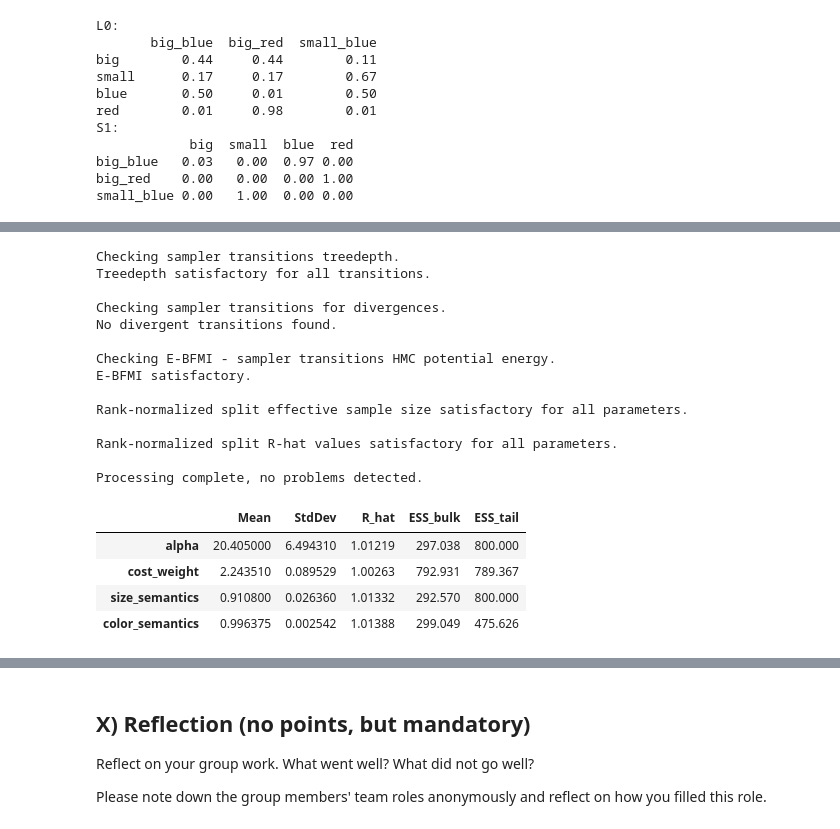
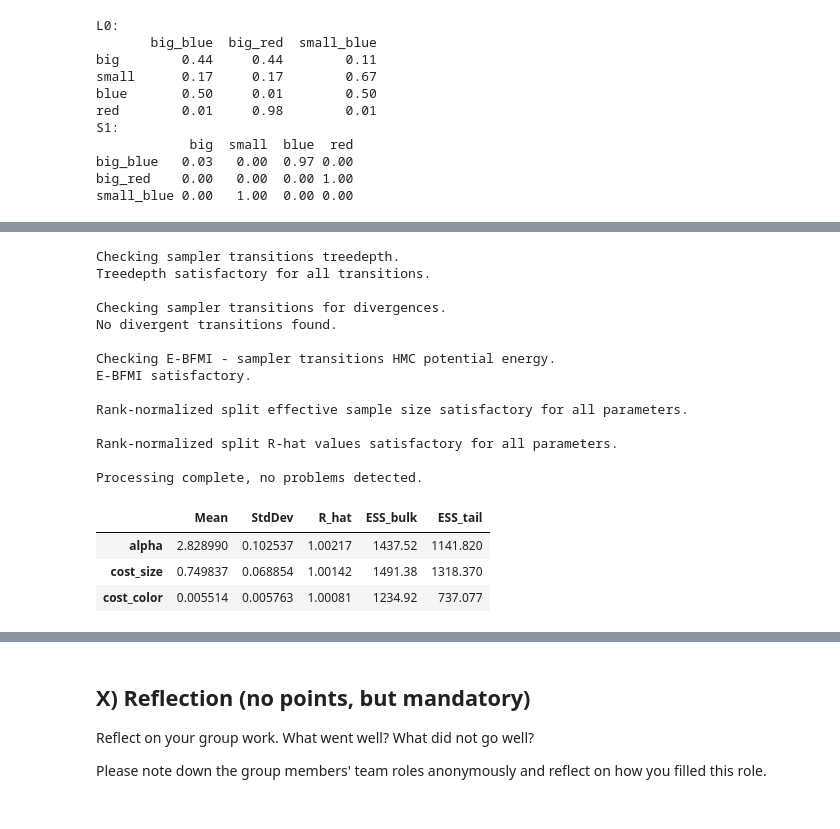
Before and after one commit to hduee/Studyproject_HW1, a Jupyter notebook: HW1_RSA.ipynb, the cells around one changed output, grey strips where cells are left out. Drawn from its saved outputs; the diff is of its cells as text; code cells hidden in the pictures.

```diff
--- a/HW1_RSA.ipynb
+++ b/HW1_RSA.ipynb
@@ -546,16 +538,0 @@ rsa_model = CmdStanModel(stan_file=stan_file)
-# %%
-# create states array from CSV data
-rsa_df = pd.read_csv('data_exp1.csv', sep='\t')
-
-states = []
-for idx, row in rsa_df.iterrows():
-    trial_states = [row['TargetItem']]
-    for col in ['alt1Name', 'alt2Name', 'alt3Name', 'alt4Name']:
-        if col in rsa_df.columns and pd.notna(row[col]) and row[col] != 'undefined':
-            trial_states.append(row[col])
-    states.append(trial_states)
-
-print(f"Created states array with {len(states)} trials")
-print("First 3 trials:")
-for i in range(min(3, len(states))):
-    print(f"  Trial {i}: {states[i]}")
@@ -568,20 +538,0 @@ First 3 trials:
-# %%
-# create utterances array with one subarray per trial containing unique components
-utterances = []
-for trial_states in states:
-    trial_utterances_set = set()
-    for item in trial_states:
-        parts = item.split('_')
-        if len(parts) == 3:
-            size = parts[0]  # before first underscore
-            color = parts[1]  # between first and second underscore
-            obj_type = '_'.join(parts[:2])  # before second underscore (size_color)
-            trial_utterances_set.add(size)
-            trial_utterances_set.add(color)
-            trial_utterances_set.add(obj_type)
-    utterances.append(list(trial_utterances_set))
-
-print(f"Created utterances array with {len(utterances)} trials")
-print("First 3 trials:")
-for i in range(min(3, len(utterances))):
-    print(f"  Trial {i}: {utterances[i]}")
@@ -774,10 +692,13 @@ sem_rsa_model = CmdStanModel(stan_file=sem_rsa_file)
 # %%
+sem_inits = [{'alpha': 2.0, 'cost_size': 0.5, 'cost_color': 0.5} for _ in range(4)]
+
 sem_fit = sem_rsa_model.sample(
-    stan_data_sem,
+    data=stan_data_sem,
     chains=4,
     iter_warmup=400,
     iter_sampling=400,
     seed=123,
+    inits=sem_inits,
     show_progress=True,
 )
 # %% [output]
@@ -786,30 +713,29 @@ sem_fit = sem_rsa_model.sample(
 # %%
 diagnostics = sem_fit.diagnose()
 print(diagnostics)
 
 sem_summary = sem_fit.summary()
 params_of_interest = sem_summary.loc[
-    ['alpha', 'cost_weight', 'size_semantics', 'color_semantics'],
+    ['alpha', 'cost_size', 'cost_color'],
     ['Mean', 'StdDev', 'R_hat', 'ESS_bulk', 'ESS_tail'],
 ]
 params_of_interest
 # %% [output]
 Checking sampler transitions treedepth.
 Treedepth satisfactory for all transitions.
 
 Checking sampler transitions for divergences.
 No divergent transitions found.
 
 Checking E-BFMI - sampler transitions HMC potential energy.
 E-BFMI satisfactory.
 
 Rank-normalized split effective sample size satisfactory for all parameters.
 
 Rank-normalized split R-hat values satisfactory for all parameters.
 
 Processing complete, no problems detected.
 |  | Mean | StdDev | R_hat | ESS_bulk | ESS_tail |
-| alpha | 20.405000 | 6.494310 | 1.01219 | 297.038 | 800.000 |
-| cost_weight | 2.243510 | 0.089529 | 1.00263 | 792.931 | 789.367 |
-| size_semantics | 0.910800 | 0.026360 | 1.01332 | 292.570 | 800.000 |
-| color_semantics | 0.996375 | 0.002542 | 1.01388 | 299.049 | 475.626 |
+| alpha | 2.828990 | 0.102537 | 1.00217 | 1437.52 | 1141.820 |
+| cost_size | 0.749837 | 0.068854 | 1.00142 | 1491.38 | 1318.370 |
+| cost_color | 0.005514 | 0.005763 | 1.00081 | 1234.92 | 737.077 |
```
Also changed, not shown: parts of 20 cells of this notebook, 2 other files.
